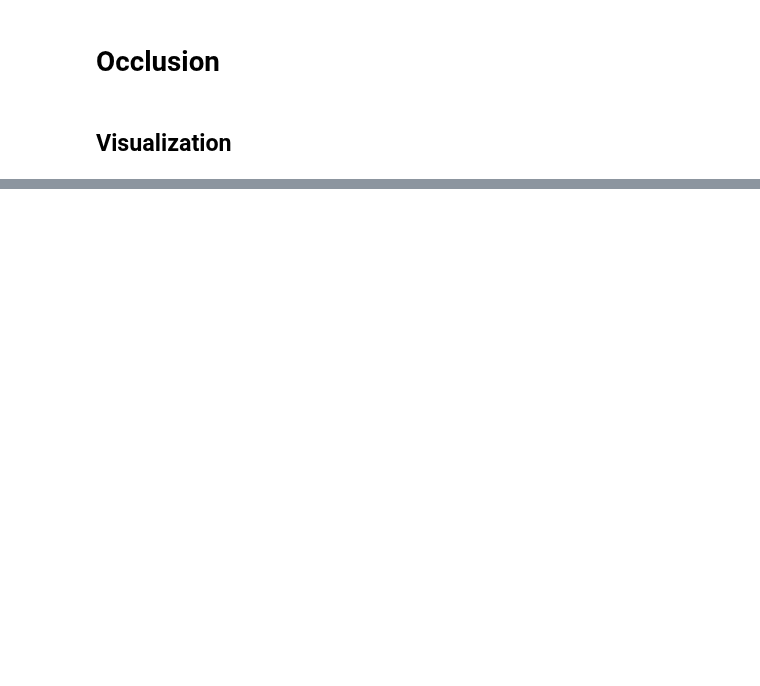
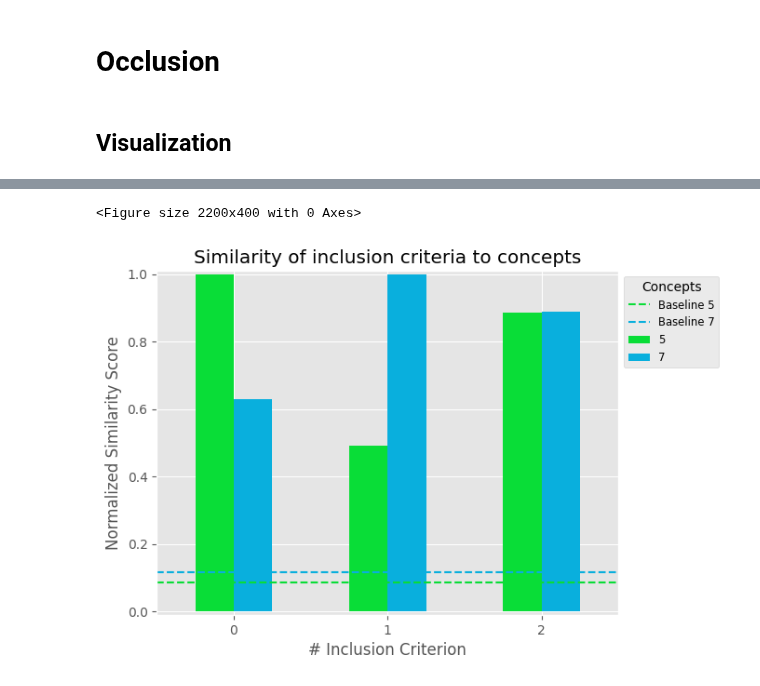
Before and after one commit to jteijema/ASR-XAI, a Jupyter notebook: ASRXAI.ipynb, the cells around one changed output, grey strips where cells are left out. Cells and saved outputs as stored; diff of their text form; code cells hidden in the pictures; blank space fills up the shorter version.

```diff
--- a/ASRXAI.ipynb
+++ b/ASRXAI.ipynb
@@ -470,0 +462,16 @@ Matrix-Augmented Bone Marrow Stimulation With a Polyglycolic Acid Membrane With
+# %%
+inclusion_criteria = ["This study is an empirical study",
+"This study is focused on predicting faults in units of a software system",
+"Faults in code is the main output of this study (dependent variable)",
+"Alpheus makes his way far under the deep with his waters",
+"Travels to Arethusa with bridal gifts, fair leaves and flowers",
+"Teacher of strange ways is Love, that knavish boy, makes of mischief"]
+# %%
+inclusion_criteria_embedded = simulate.cycles[0].feature_extractor.steps[1][1].fit_transform(inclusion_criteria)
+inclusion_criteria_normalized = embedding_normalizer.normalize(embedding = inclusion_criteria_embedded)
+
+similarity = cosine_similarity(inclusion_criteria_normalized, w_matrix)
+similarity_df = pd.DataFrame(similarity).filter(top_cids).assign(sentence = inclusion_criteria)
+
+for i, col in enumerate(similarity_df.columns[:-1]):
+    similarity_df[col] = EmbeddingNormalizer(similarity_df[col]).normalize()
@@ -470,0 +488,35 @@ Matrix-Augmented Bone Marrow Stimulation With a Polyglycolic Acid Membrane With
+# %%
+colors = np.array([
+    (9/255, 221/255, 55/255, 1),     # green
+    (9/255, 175/255, 221/255, 1),    # blue
+    (221/255, 90/255, 9/255, 1),     # orange
+    (9/255, 34/255, 221/255, 1),     # purple
+    (221/255, 9/255, 34/255, 1),     # red
+    (221/255, 9/255, 140/255, 1),    # pink
+    (9/255, 221/255, 161/255, 1),    # turquoise
+])
+
+# plot similarity_df, using a bar chart with the concept ids on the x-axis and the similarity scores on the y-axis
+plt.figure(figsize=(22, 4))
+axes = similarity_df.iloc[:3].plot.bar(
+    y=similarity_df.iloc[:3].columns[:-1],
+    color=colors[:len(similarity_df.columns)-1],
+    rot=0,
+    title="Similarity of inclusion criteria to concepts",
+)
+
+for i, col in enumerate(similarity_df.columns[:-1]):
+    axes.axhline(similarity_df[col][-3:].mean(), color=colors[i], linestyle='--', label=f"Baseline {col}")
+
+# add dashed lines to legend as baseline
+axes.legend(loc='upper left', bbox_to_anchor=(1, 1), title="Concepts", fontsize='small')
+
+axes.set_xlabel("# Inclusion Criterion")
+axes.set_ylabel("Normalized Similarity Score")
+axes.set_ylim(similarity_df.min(numeric_only=True).min()-0.01, similarity_df.max(numeric_only=True).max()+0.01)
+
+# save plot in output folder
+plt.savefig(f"output/{dataset}/{dataset}_similarity_plot.png", bbox_inches='tight', dpi=300)
+# %% [output]
+<Figure size 2200x400 with 0 Axes>
+[figure, added]
```
Also changed, not shown: parts of 34 cells of this notebook, 2 other files.
